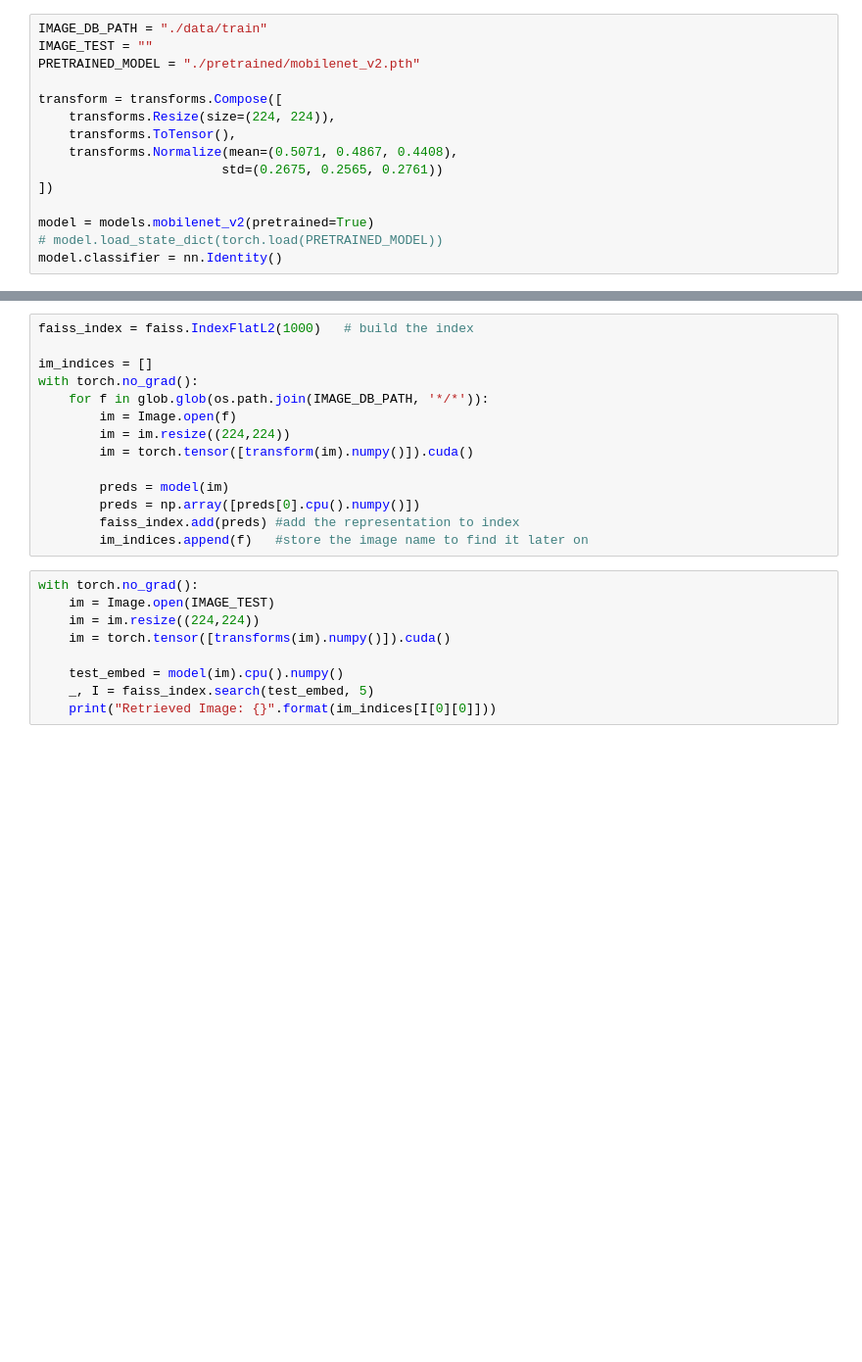
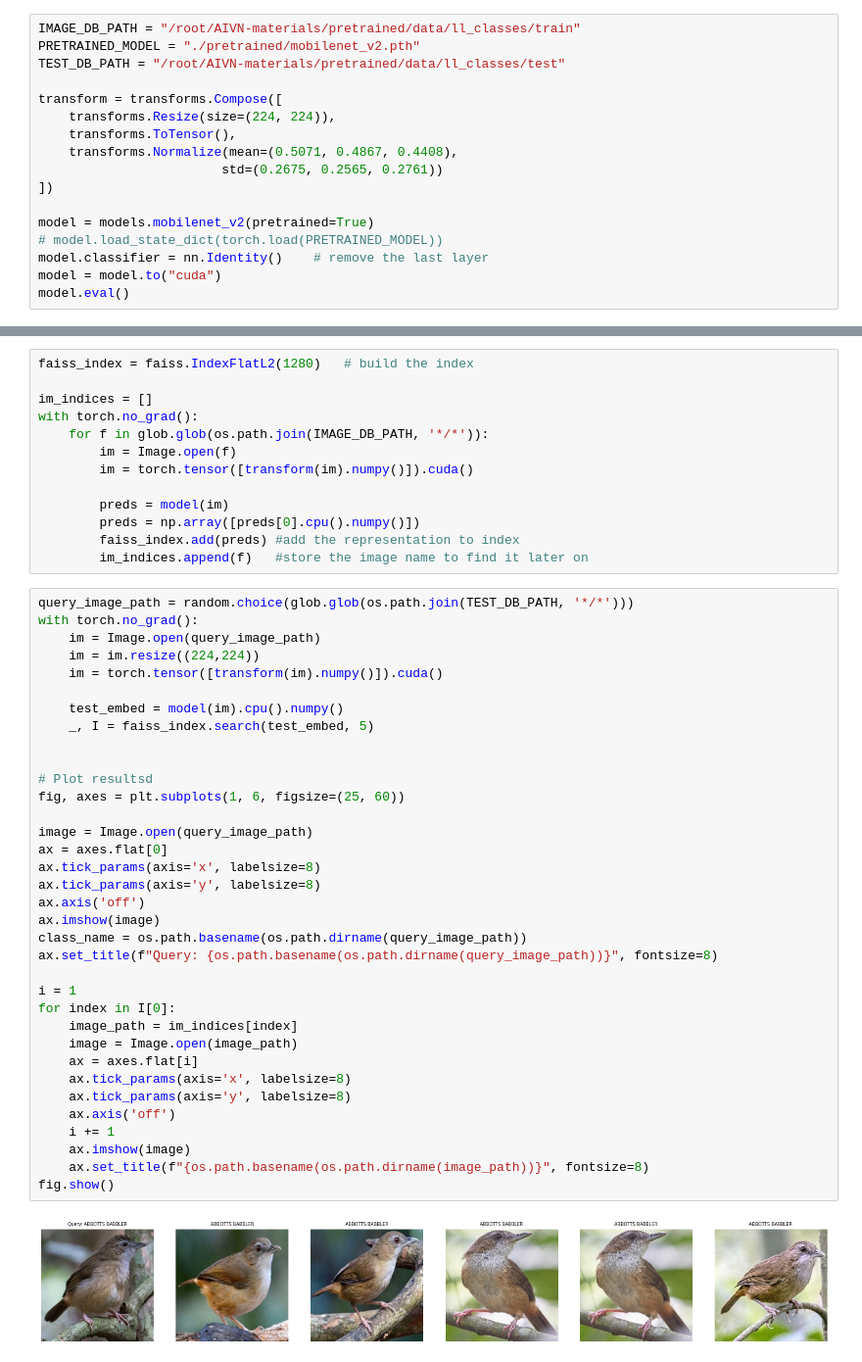
Before and after one commit to santapo/AIVN-materials, a Jupyter notebook: image_retrieval/image_retrieval.ipynb, the cells around one changed output, grey strips where cells are left out. Shown: that part at 98% size. Cells and saved outputs as stored; diff of their text form; blank space fills up the shorter version.

Commit message:
completed image retrieval code

```diff
--- a/image_retrieval/image_retrieval.ipynb
+++ b/image_retrieval/image_retrieval.ipynb
@@ -11,9 +16,9 @@ import torch.nn as nn
 from PIL import Image
 from torchvision import models, transforms
 # %%
-IMAGE_DB_PATH = "./data/train"
-IMAGE_TEST = ""
+IMAGE_DB_PATH = "/root/AIVN-materials/pretrained/data/ll_classes/train"
 PRETRAINED_MODEL = "./pretrained/mobilenet_v2.pth"
+TEST_DB_PATH = "/root/AIVN-materials/pretrained/data/ll_classes/test"
 
 transform = transforms.Compose([
     transforms.Resize(size=(224, 224)),
@@ -24,4 +29,6 @@ transform = transforms.Compose([
 
 model = models.mobilenet_v2(pretrained=True)
 # model.load_state_dict(torch.load(PRETRAINED_MODEL))
-model.classifier = nn.Identity()
+model.classifier = nn.Identity()    # remove the last layer
+model = model.to("cuda")
+model.eval()
@@ -28,23 +53,50 @@ model.classifier = nn.Identity()
 # %%
-faiss_index = faiss.IndexFlatL2(1000)   # build the index
+faiss_index = faiss.IndexFlatL2(1280)   # build the index
 
 im_indices = []
 with torch.no_grad():
     for f in glob.glob(os.path.join(IMAGE_DB_PATH, '*/*')):
         im = Image.open(f)
-        im = im.resize((224,224))
         im = torch.tensor([transform(im).numpy()]).cuda()
 
         preds = model(im)
         preds = np.array([preds[0].cpu().numpy()])
         faiss_index.add(preds) #add the representation to index
         im_indices.append(f)   #store the image name to find it later on
-# %%
-with torch.no_grad():
-    im = Image.open(IMAGE_TEST)
-    im = im.resize((224,224))
-    im = torch.tensor([transforms(im).numpy()]).cuda()
-
-    test_embed = model(im).cpu().numpy()
-    _, I = faiss_index.search(test_embed, 5)
-    print("Retrieved Image: {}".format(im_indices[I[0][0]]))
+# %%
+query_image_path = random.choice(glob.glob(os.path.join(TEST_DB_PATH, '*/*')))
+with torch.no_grad():
+    im = Image.open(query_image_path)
+    im = im.resize((224,224))
+    im = torch.tensor([transform(im).numpy()]).cuda()
+
+    test_embed = model(im).cpu().numpy()
+    _, I = faiss_index.search(test_embed, 5)
+
+
+# Plot resultsd
+fig, axes = plt.subplots(1, 6, figsize=(25, 60))
+
+image = Image.open(query_image_path)
+ax = axes.flat[0]
+ax.tick_params(axis='x', labelsize=8)
+ax.tick_params(axis='y', labelsize=8)
+ax.axis('off')
+ax.imshow(image)
+class_name = os.path.basename(os.path.dirname(query_image_path))
+ax.set_title(f"Query: {os.path.basename(os.path.dirname(query_image_path))}", fontsize=8)
+
+i = 1
+for index in I[0]:
+    image_path = im_indices[index]
+    image = Image.open(image_path)
+    ax = axes.flat[i]
+    ax.tick_params(axis='x', labelsize=8)
+    ax.tick_params(axis='y', labelsize=8)
+    ax.axis('off')
+    i += 1
+    ax.imshow(image)
+    ax.set_title(f"{os.path.basename(os.path.dirname(image_path))}", fontsize=8)
+fig.show()
+# %% [output]
+[figure, added]
```
Also changed, not shown: parts of 3 cells of this notebook.
